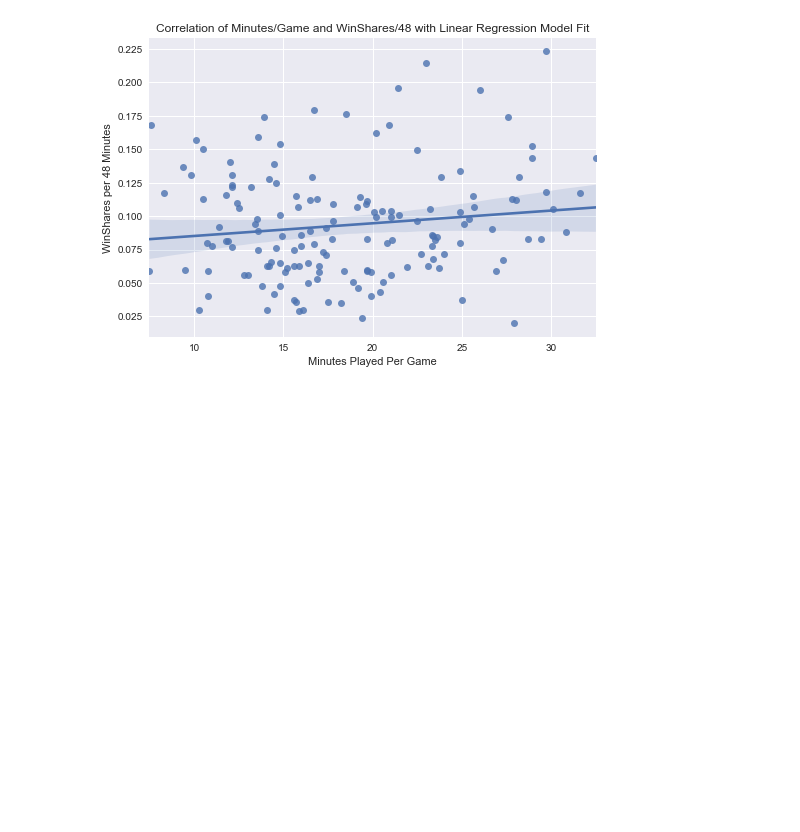
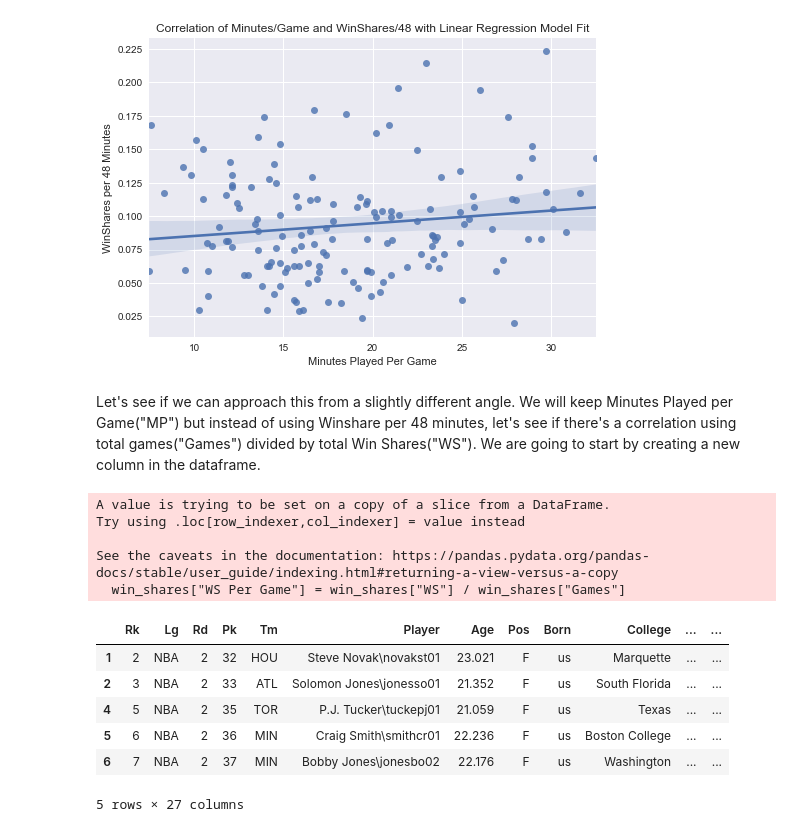
Before and after one commit to rickeydidio/NBA2ndRoundPicks, a Jupyter notebook: draft.ipynb, the cells around one changed output. Drawn from its saved outputs; the diff is of its cells as text; code cells hidden in the pictures; blank space fills up the shorter version.

```diff
--- a/draft.ipynb
+++ b/draft.ipynb
@@ -144,3 +144,21 @@ correlation.set(xlabel='Minutes Played Per Game',
  Text(0, 0.5, 'WinShares per 48 Minutes'),
  Text(0.5, 1.0, 'Correlation of Minutes/Game and WinShares/48 with Linear Regression Model Fit')]
 [figure]
+# %% [markdown]
+Let's see if we can approach this from a slightly different angle. We will keep Minutes Played per Game("MP") but instead of using Winshare per 48 minutes, let's see if there's a correlation using total games("Games") divided by total Win Shares("WS"). We are going to start by creating a new column in the dataframe.
+# %%
+win_shares["WS Per Game"] = win_shares["WS"] / win_shares["Games"]
+win_shares.head()
+# %% [output]
+A value is trying to be set on a copy of a slice from a DataFrame.
+Try using .loc[row_indexer,col_indexer] = value instead
+
+See the caveats in the documentation: https://pandas.pydata.org/pandas-docs/stable/user_guide/indexing.html#returning-a-view-versus-a-copy
+  win_shares["WS Per Game"] = win_shares["WS"] / win_shares["Games"]
+|  | Rk | Lg | Rd | Pk | Tm | Player | Age | Pos | Born | College | ... | ... |
+| 1 | 2 | NBA | 2 | 32 | HOU | Steve Novak\novakst01 | 23.021 | F | us | Marquette | ... | ... |
+| 2 | 3 | NBA | 2 | 33 | ATL | Solomon Jones\jonesso01 | 21.352 | F | us | South Florida | ... | ... |
+| 4 | 5 | NBA | 2 | 35 | TOR | P.J. Tucker\tuckepj01 | 21.059 | F | us | Texas | ... | ... |
+| 5 | 6 | NBA | 2 | 36 | MIN | Craig Smith\smithcr01 | 22.236 | F | us | Boston College | ... | ... |
+| 6 | 7 | NBA | 2 | 37 | MIN | Bobby Jones\jonesbo02 | 22.176 | F | us | Washington | ... | ... |
+5 rows × 27 columns
```
Also changed, not shown: parts of 11 cells of this notebook.
